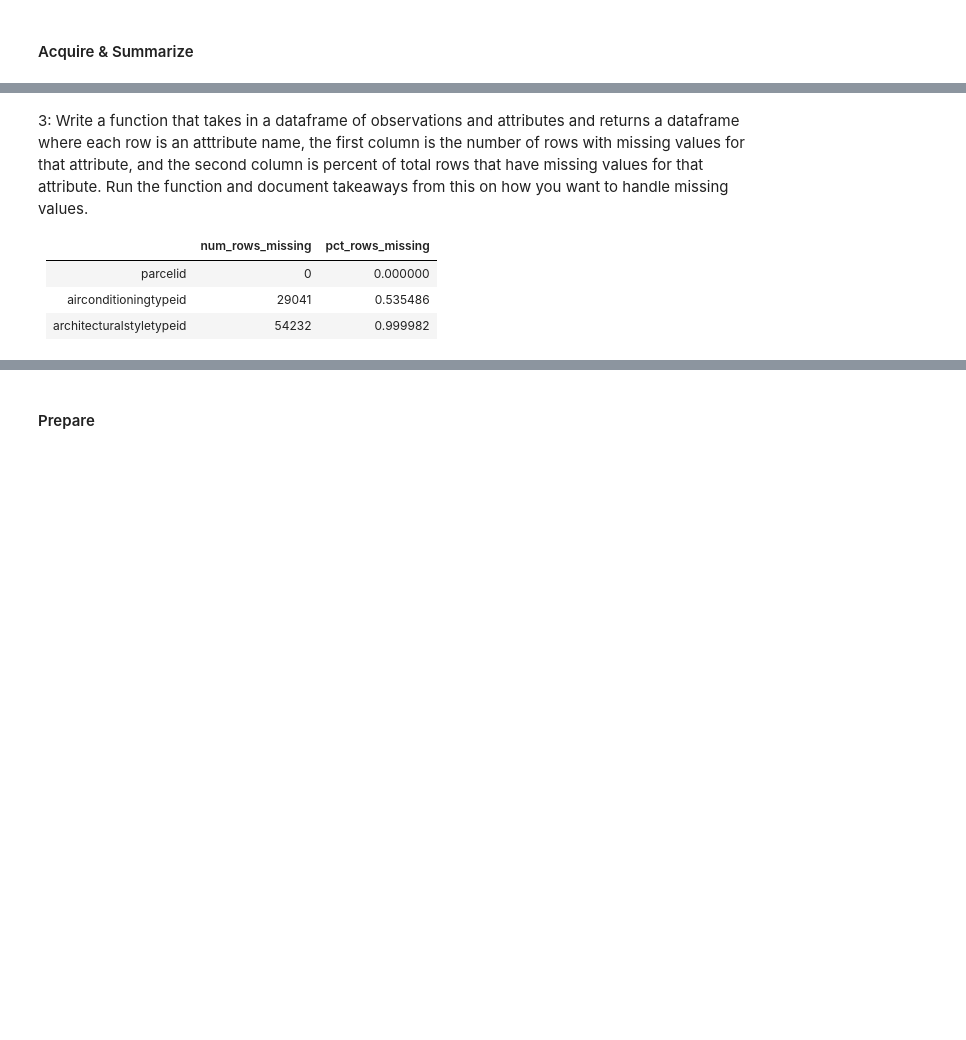
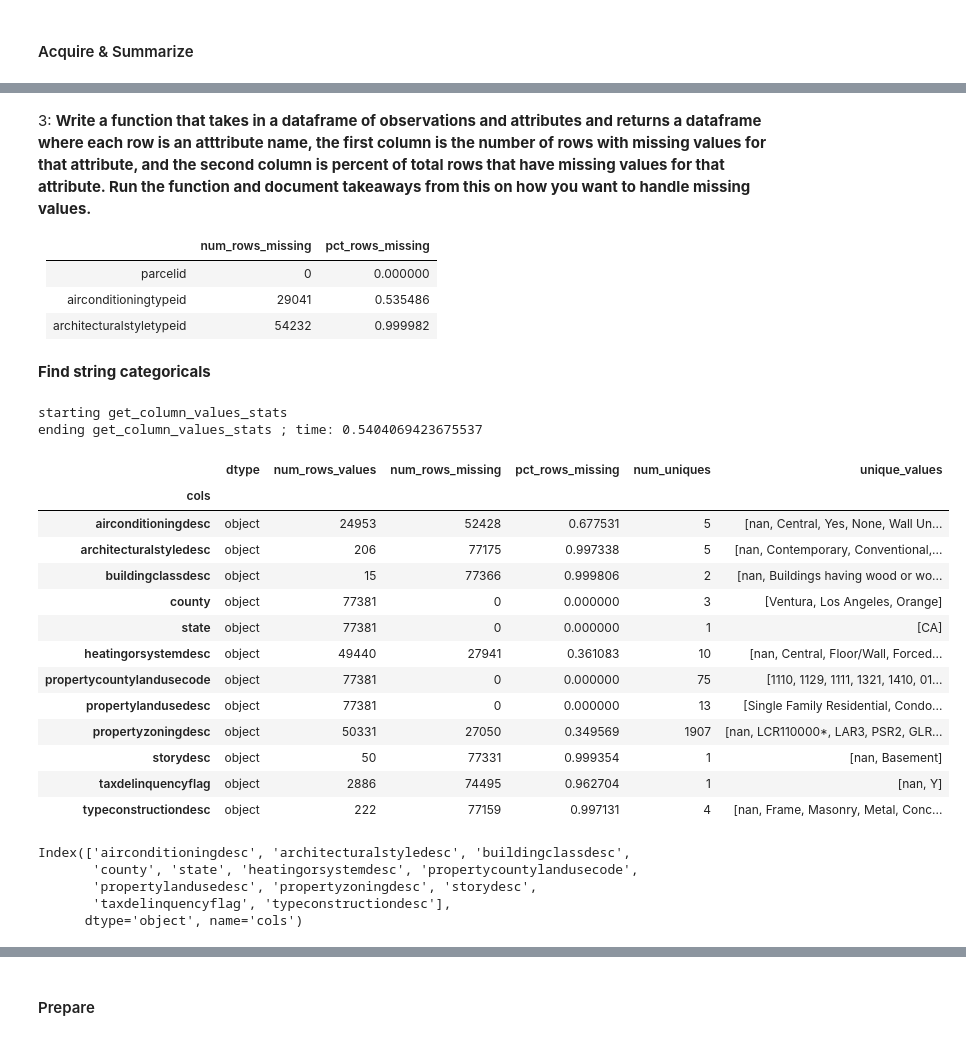
Before and after one commit to kjeliasen/ds-methodologies-exercises, a Jupyter notebook: clustering/Zillow.ipynb, the cells around one changed output, grey strips where cells are left out. Drawn from its saved outputs; the diff is of its cells as text; code cells hidden in the pictures; blank space fills up the shorter version.

```diff
--- a/clustering/Zillow.ipynb
+++ b/clustering/Zillow.ipynb
@@ -120,5 +168,5 @@ ending frame_splain ; time: 0.4734361171722412
 # %% [markdown]
-3: Write a function that takes in a dataframe of observations and attributes and returns a dataframe where each row is an atttribute name, the first column is the number of rows with missing values for that attribute, and the second column is percent of total rows that have missing values for that attribute. Run the function and document takeaways from this on how you want to handle missing values.
+3: **Write a function that takes in a dataframe of observations and attributes and returns a dataframe where each row is an atttribute name, the first column is the number of rows with missing values for that attribute, and the second column is percent of total rows that have missing values for that attribute. Run the function and document takeaways from this on how you want to handle missing values.**
 
 ||num_rows_missing|pct_rows_missing|
 |:---|---:|---:|
@@ -152,11 +200,11 @@ def get_column_values_stats(
     Report shows the following information about the columns of the dataframe:
         cols: column name
         dtypes: data type
-        row_values: number of rows with non-null values
-        rows_missing: number of rows with missing values
-        pctg_missing: percentage of rows with missing values
-        nunuiques: number of unique values
-        uniques: list of unique values if the unique value count is less than
+        num_rows_values: number of rows with non-null values
+        num_rows_missing: number of rows with missing values
+        pct_rows_missing: percentage of rows with missing values
+        num_uniques: number of unique values
+        unique_values: list of unique values if the unique value count is less than
             or equal to max_uniques.
 
     If the input dataframe contains the target column, enter that name as the
@@ -192,16 +240,51 @@ def get_column_values_stats(
 
     # get statistics on all columns
     df_cols['dtype'] = df_cols.cols.apply(lambda x: df[x].dtype)
-    df_cols['row_values'] = df_cols.cols.apply(lambda x: df[x].count())
-    df_cols['rows_missing'] = num_recs - df_cols.row_values
-    df_cols['pctg_missing'] = df_cols.rows_missing / num_recs
-    df_cols['nuniques'] = df_cols.cols.apply(lambda x: df[x].nunique())
+    df_cols['num_rows_values'] = df_cols.cols.apply(lambda x: df[x].count())
+    df_cols['num_rows_missing'] = num_recs - df_cols.num_rows_values
+    df_cols['pct_rows_missing'] = df_cols.num_rows_missing / num_recs
+    df_cols['num_uniques'] = df_cols.cols.apply(lambda x: df[x].nunique())
 
     # get unique valeues for columns within unique value limits
-    df_cats = df_cols[df_cols.nuniques <= max_uniques]
-    df_cats['uniques'] = df_cats.cols.apply(lambda x: df[x].unique())
+    df_cats = df_cols[df_cols.num_uniques <= max_uniques]
+    df_cats['unique_values'] = df_cats.cols.apply(lambda x: df[x].unique())
 
     # merge and set index
     join_type = 'inner' if limit_to_max else 'left'
-    df_cols = df_cols.join(df_cats.uniques, how=join_type)
+    df_cols = df_cols.join(df_cats.unique_values, how=join_type)
     return df_cols.set_index('cols')
+# %% [markdown]
+**Find string categoricals**
+# %%
+df_strings = get_column_values_stats(
+    df,
+    get_cols=df.columns[df.dtypes=='object'],
+    max_uniques=20000,
+    limit_to_max=True
+)
+df_strings
+# %% [output]
+starting get_column_values_stats
+ending get_column_values_stats ; time: 0.5404069423675537
+|  | dtype | num_rows_values | num_rows_missing | pct_rows_missing | num_uniques | unique_values |
+| cols |  |  |  |  |  |  |
+| airconditioningdesc | object | 24953 | 52428 | 0.677531 | 5 | [nan, Central, Yes, None, Wall Un... |
+| architecturalstyledesc | object | 206 | 77175 | 0.997338 | 5 | [nan, Contemporary, Conventional,... |
+| buildingclassdesc | object | 15 | 77366 | 0.999806 | 2 | [nan, Buildings having wood or wo... |
+| county | object | 77381 | 0 | 0.000000 | 3 | [Ventura, Los Angeles, Orange] |
+| state | object | 77381 | 0 | 0.000000 | 1 | [CA] |
+| heatingorsystemdesc | object | 49440 | 27941 | 0.361083 | 10 | [nan, Central, Floor/Wall, Forced... |
+| propertycountylandusecode | object | 77381 | 0 | 0.000000 | 75 | [1110, 1129, 1111, 1321, 1410, 01... |
+| propertylandusedesc | object | 77381 | 0 | 0.000000 | 13 | [Single Family Residential, Condo... |
+| propertyzoningdesc | object | 50331 | 27050 | 0.349569 | 1907 | [nan, LCR110000*, LAR3, PSR2, GLR... |
+| storydesc | object | 50 | 77331 | 0.999354 | 1 | [nan, Basement] |
+| taxdelinquencyflag | object | 2886 | 74495 | 0.962704 | 1 | [nan, Y] |
+| typeconstructiondesc | object | 222 | 77159 | 0.997131 | 4 | [nan, Frame, Masonry, Metal, Conc... |
+# %%
+df_strings.index
+# %% [output]
+Index(['airconditioningdesc', 'architecturalstyledesc', 'buildingclassdesc',
+       'county', 'state', 'heatingorsystemdesc', 'propertycountylandusecode',
+       'propertylandusedesc', 'propertyzoningdesc', 'storydesc',
+       'taxdelinquencyflag', 'typeconstructiondesc'],
+      dtype='object', name='cols')
```
Also changed, not shown: parts of 29 cells of this notebook, 5 other files.
